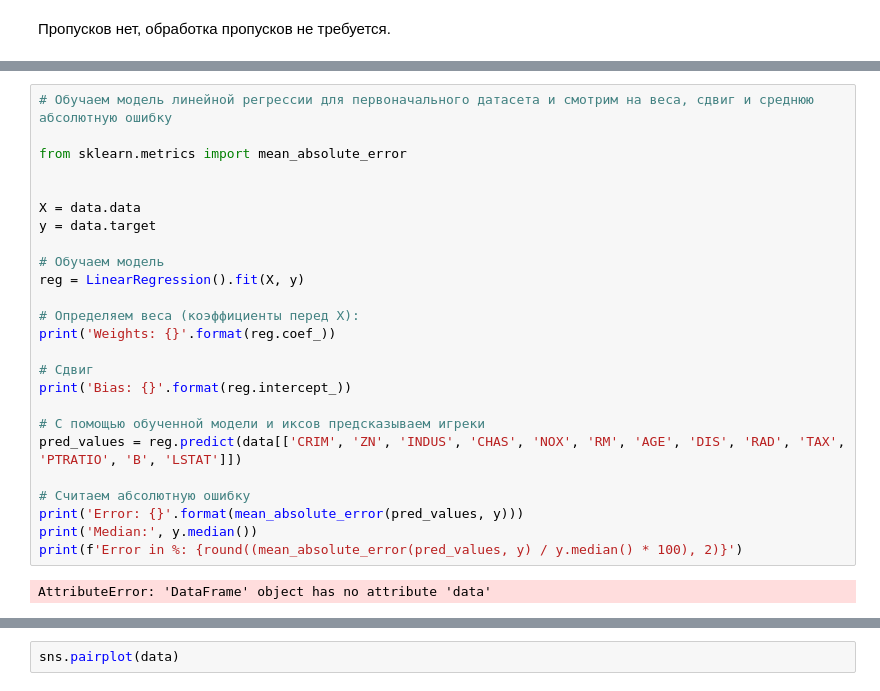
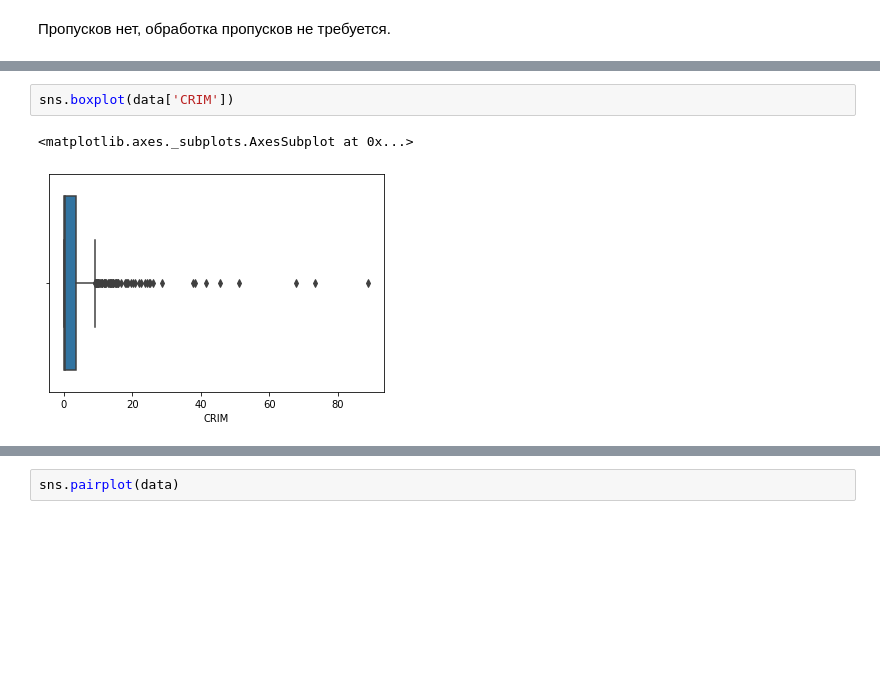
Before and after one commit to irinagupta/Data_Science_Netology, a Jupyter notebook: 4-Feature engineering/7-Работа с переменными/Работа_с_переменными_hw.ipynb, the cells around one changed output, grey strips where cells are left out. Cells and saved outputs as stored; diff of their text form; blank space fills up the shorter version.

```diff
--- a/4-Feature engineering/7-Работа с переменными/Работа_с_переменными_hw.ipynb
+++ b/4-Feature engineering/7-Работа с переменными/Работа_с_переменными_hw.ipynb
@@ -88,30 +88,8 @@ data.describe()
 | 50% | 0.256510 | 0.000000 | 9.690000 | 0.000000 | 0.538000 | 6.208500 | 77.500000 | 3.207450 | 5.000000 | 330.000000 | 19.050000 | ... |
 | 75% | 3.677082 | 12.500000 | 18.100000 | 0.000000 | 0.624000 | 6.623500 | 94.075000 | 5.188425 | 24.000000 | 666.000000 | 20.200000 | ... |
 | max | 88.976200 | 100.000000 | 27.740000 | 1.000000 | 0.871000 | 8.780000 | 100.000000 | 12.126500 | 24.000000 | 711.000000 | 22.000000 | ... |
-# %%
-# Обучаем модель линейной регрессии для первоначального датасета и смотрим на веса, сдвиг и среднюю абсолютную ошибку
-
-from sklearn.metrics import mean_absolute_error
-
-
-X = data.data
-y = data.target
-
-# Обучаем модель
-reg = LinearRegression().fit(X, y)
-
-# Определяем веса (коэффициенты перед Х):
-print('Weights: {}'.format(reg.coef_))
-
-# Сдвиг
-print('Bias: {}'.format(reg.intercept_))
-
-# С помощью обученной модели и иксов предсказываем игреки
-pred_values = reg.predict(data[['CRIM', 'ZN', 'INDUS', 'CHAS', 'NOX', 'RM', 'AGE', 'DIS', 'RAD', 'TAX', 'PTRATIO', 'B', 'LSTAT']])
-
-# Считаем абсолютную ошибку
-print('Error: {}'.format(mean_absolute_error(pred_values, y)))
-print('Median:', y.median())
-print(f'Error in %: {round((mean_absolute_error(pred_values, y) / y.median() * 100), 2)}')
-# %% [output]
-AttributeError: 'DataFrame' object has no attribute 'data'
+# %%
+sns.boxplot(data['CRIM'])
+# %% [output]
+<matplotlib.axes._subplots.AxesSubplot at 0x...>
+[figure, added]
```
Also changed, not shown: parts of 30 cells of this notebook, 3 other files.
